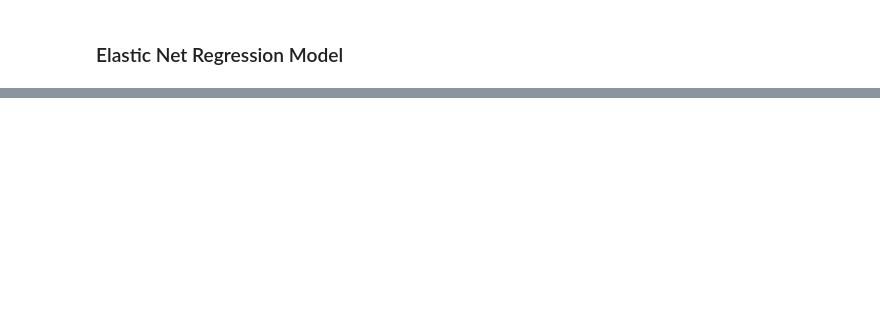
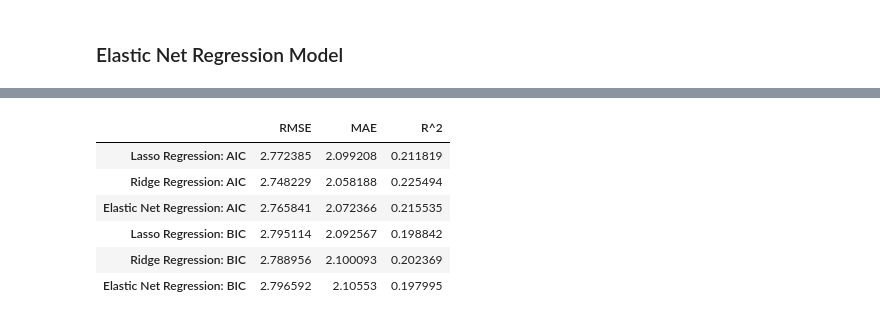
Before and after one commit to OctFog/Math-189-Project, a Jupyter notebook: student_performance.ipynb, the cells around one changed output, grey strips where cells are left out. Drawn from its saved outputs; the diff is of its cells as text; code cells hidden in the pictures; blank space fills up the shorter version.

```diff
--- a/student_performance.ipynb
+++ b/student_performance.ipynb
@@ -848,0 +1312,6 @@ print(f"R²:   {en_r2:.4f}")
+# %%
+# Backward variable selection with the AIC criterion
+without_G12 = df.drop(columns=['G1', 'G2'])
+backward_vars_aic = backward(without_G12, aic_criterion, 'G3')
+backward_vars_aic.add("G3")
+backward_vars_aic
@@ -848,0 +1453,4 @@ print(f"R²:   {en_r2:.4f}")
+# %%
+backward_vars_bic = backward(without_G12, bic_criterion, 'G3')
+backward_vars_bic.add("G3")
+backward_vars_bic
@@ -848,0 +1517,18 @@ print(f"R²:   {en_r2:.4f}")
+# %%
+best_ridge, ridge_df, ridge_rmse, ridge_mae, ridge_r2 = ridge_regression(
+    df,
+    backward_vars_bic,
+    best_alpha=100
+)
+
+print("\nRidge Regression Results Using BIC-Selected Variables (α = 1.0)")
+print("---------------------------------------------------------------")
+print(f"RMSE: {ridge_rmse:.4f}")
+print(f"MAE:  {ridge_mae:.4f}")
+print(f"R²:   {ridge_r2:.4f}")
+
+backward_select_results.loc["Ridge Regression: BIC"] = [
+    ridge_rmse,
+    ridge_mae,
+    ridge_r2
+]
@@ -848,0 +1550,14 @@ print(f"R²:   {en_r2:.4f}")
+# %%
+best_en, X_train_reg, en_df, en_rmse, en_mae, en_r2 = elastic_net_regression(df, backward_vars_bic)
+
+print("Elastic Net Regression Results Using AIC-Selected Variables")
+print("----------------------------------------------------")
+print(f"RMSE: {en_rmse:.4f}")
+print(f"MAE:  {en_mae:.4f}")
+print(f"R²:   {en_r2:.4f}")
+
+backward_select_results.loc["Elastic Net Regression: BIC"] = [
+    en_rmse,
+    en_mae,
+    en_r2
+]
@@ -848,0 +1577,10 @@ print(f"R²:   {en_r2:.4f}")
+# %%
+backward_select_results
+# %% [output]
+|  | RMSE | MAE | R^2 |
+| Lasso Regression: AIC | 2.772385 | 2.099208 | 0.211819 |
+| Ridge Regression: AIC | 2.748229 | 2.058188 | 0.225494 |
+| Elastic Net Regression: AIC | 2.765841 | 2.072366 | 0.215535 |
+| Lasso Regression: BIC | 2.795114 | 2.092567 | 0.198842 |
+| Ridge Regression: BIC | 2.788956 | 2.100093 | 0.202369 |
+| Elastic Net Regression: BIC | 2.796592 | 2.10553 | 0.197995 |
```
Also changed, not shown: parts of 66 cells of this notebook.
